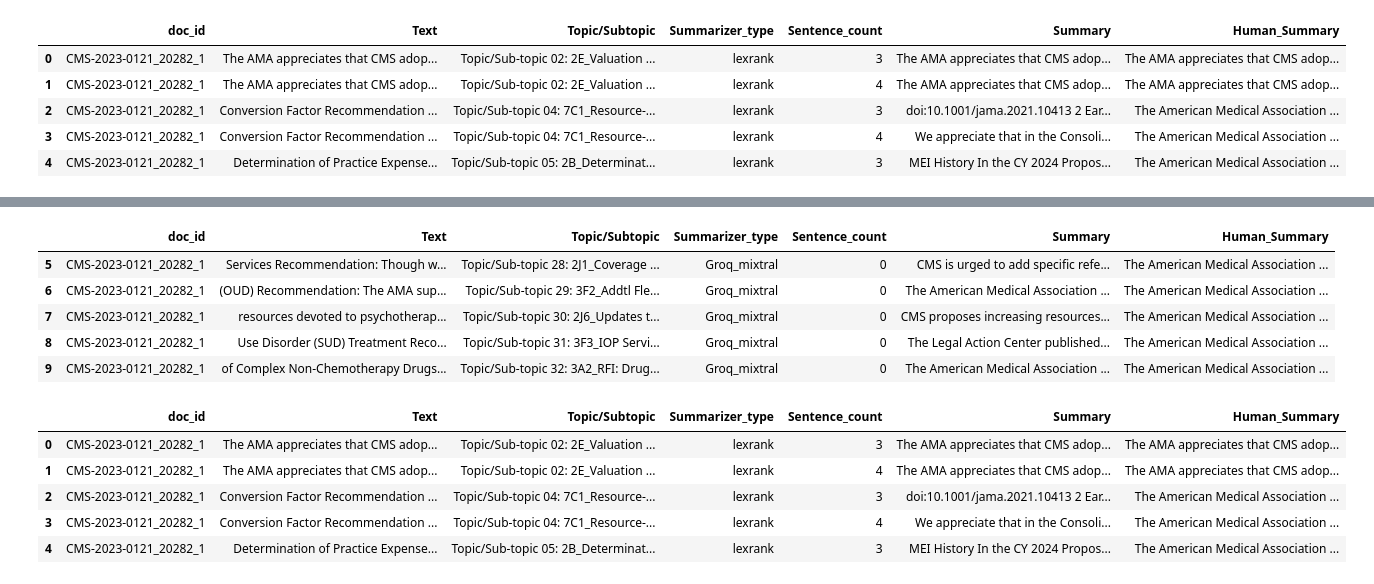
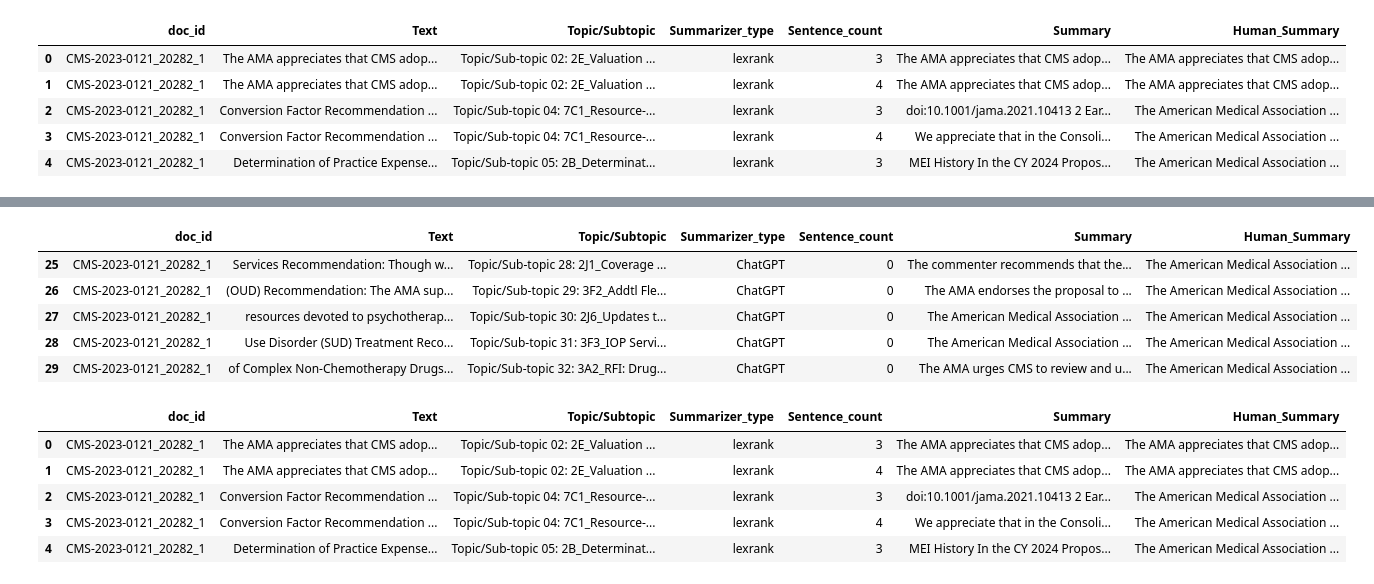
Before and after one commit to dscott-tantustech/ab_test_guide_in_python, a Jupyter notebook: Text_Summarization_Sprint22.ipynb, the cells around one changed output, grey strips where cells are left out. Cells and saved outputs as stored; diff of their text form; code cells hidden in the pictures.

```diff
--- a/Text_Summarization_Sprint22.ipynb
+++ b/Text_Summarization_Sprint22.ipynb
@@ -434,15 +513,12 @@ RateLimitError: Error code: 429 - {'error': {'message': 'Rate Limit Exceeded', '
 # %%
 # Module 8: ChatGPT
 #!pip install openai
-#!pip install tiktoken   # --upgrade
-
 
 import pandas as pd
 import openai
-import tiktoken
 
-# Set your OpenAI API key
-openai.api_key = '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'
+# Set your OpenAI API key (get new key at https://platform.openai.com/account/api-keys)
+openai.api_key = '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'
 
 def get_chatgpt_summary(text, prompt, max_tokens=200):
     """Calls ChatGPT to generate a summary of the given text using the provided prompt."""
@@ -503,14 +579,14 @@ def generate_chatgpt_summaries_for_all_comments(df):
 chatgpt_summary_df = generate_chatgpt_summaries_for_all_comments(summary_df_EachTopic_human)
 chatgpt_summary_df.to_excel("chatgpt_summary_df.xlsx", index=False)
 # %%
-groq_summary_df.tail()
+chatgpt_summary_df.tail()
 # %% [output]
 |  | doc_id | Text | Topic/Subtopic | Summarizer_type | Sentence_count | Summary | Human_Summary |
-| 5 | CMS-2023-0121_20282_1 | Services Recommendation: Though w... | Topic/Sub-topic 28: 2J1_Coverage ... | Groq_mixtral | 0 | CMS is urged to add specific refe... | The American Medical Association ... |
-| 6 | CMS-2023-0121_20282_1 | (OUD) Recommendation: The AMA sup... | Topic/Sub-topic 29: 3F2_Addtl Fle... | Groq_mixtral | 0 | The American Medical Association ... | The American Medical Association ... |
-| 7 | CMS-2023-0121_20282_1 | resources devoted to psychotherap... | Topic/Sub-topic 30: 2J6_Updates t... | Groq_mixtral | 0 | CMS proposes increasing resources... | The American Medical Association ... |
-| 8 | CMS-2023-0121_20282_1 | Use Disorder (SUD) Treatment Reco... | Topic/Sub-topic 31: 3F3_IOP Servi... | Groq_mixtral | 0 | The Legal Action Center published... | The American Medical Association ... |
-| 9 | CMS-2023-0121_20282_1 | of Complex Non-Chemotherapy Drugs... | Topic/Sub-topic 32: 3A2_RFI: Drug... | Groq_mixtral | 0 | The American Medical Association ... | The American Medical Association ... |
+| 25 | CMS-2023-0121_20282_1 | Services Recommendation: Though w... | Topic/Sub-topic 28: 2J1_Coverage ... | ChatGPT | 0 | The commenter recommends that the... | The American Medical Association ... |
+| 26 | CMS-2023-0121_20282_1 | (OUD) Recommendation: The AMA sup... | Topic/Sub-topic 29: 3F2_Addtl Fle... | ChatGPT | 0 | The AMA endorses the proposal to ... | The American Medical Association ... |
+| 27 | CMS-2023-0121_20282_1 | resources devoted to psychotherap... | Topic/Sub-topic 30: 2J6_Updates t... | ChatGPT | 0 | The American Medical Association ... | The American Medical Association ... |
+| 28 | CMS-2023-0121_20282_1 | Use Disorder (SUD) Treatment Reco... | Topic/Sub-topic 31: 3F3_IOP Servi... | ChatGPT | 0 | The American Medical Association ... | The American Medical Association ... |
+| 29 | CMS-2023-0121_20282_1 | of Complex Non-Chemotherapy Drugs... | Topic/Sub-topic 32: 3A2_RFI: Drug... | ChatGPT | 0 | The AMA urges CMS to review and u... | The American Medical Association ... |
 # %%
 #MODULE 9
 
```
Also changed, not shown: parts of 6 cells of this notebook.
